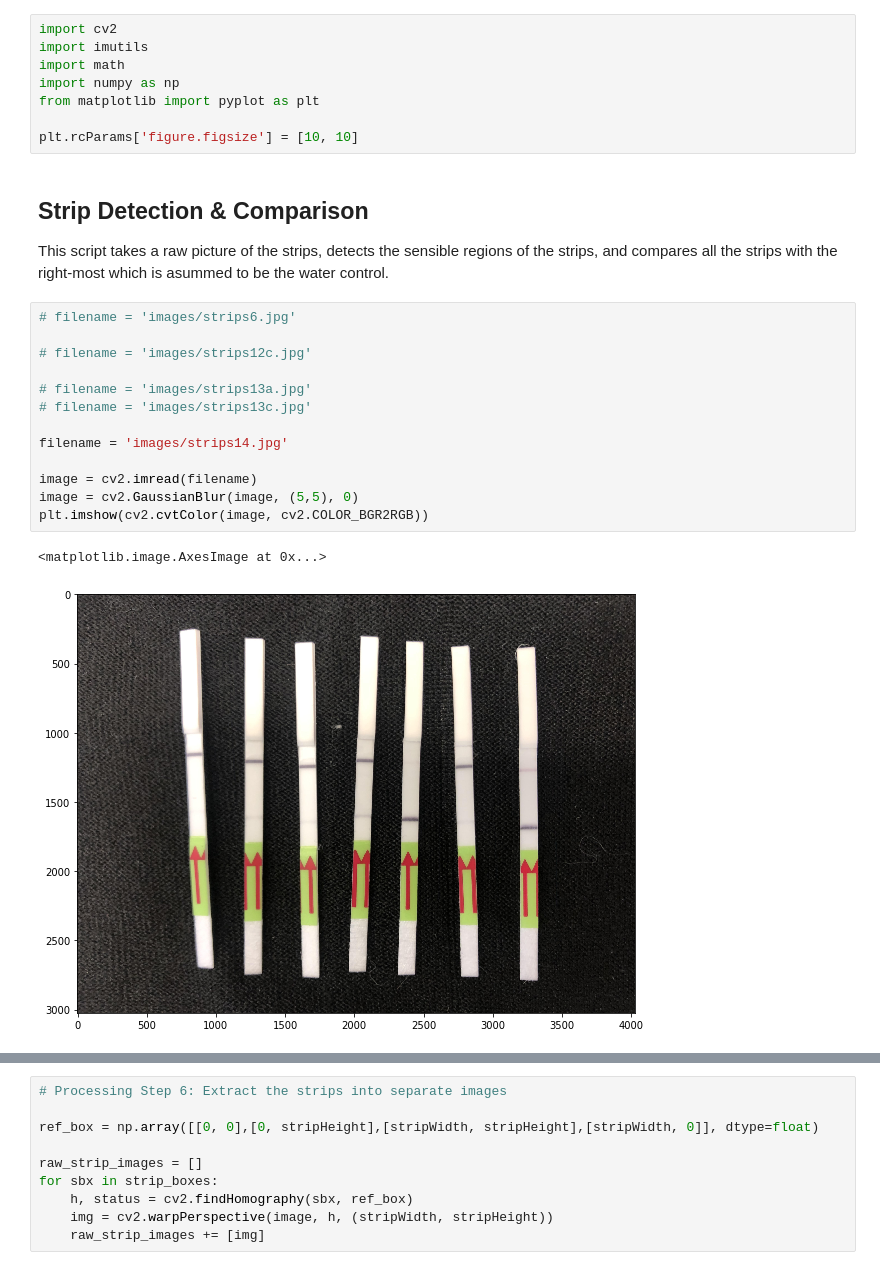
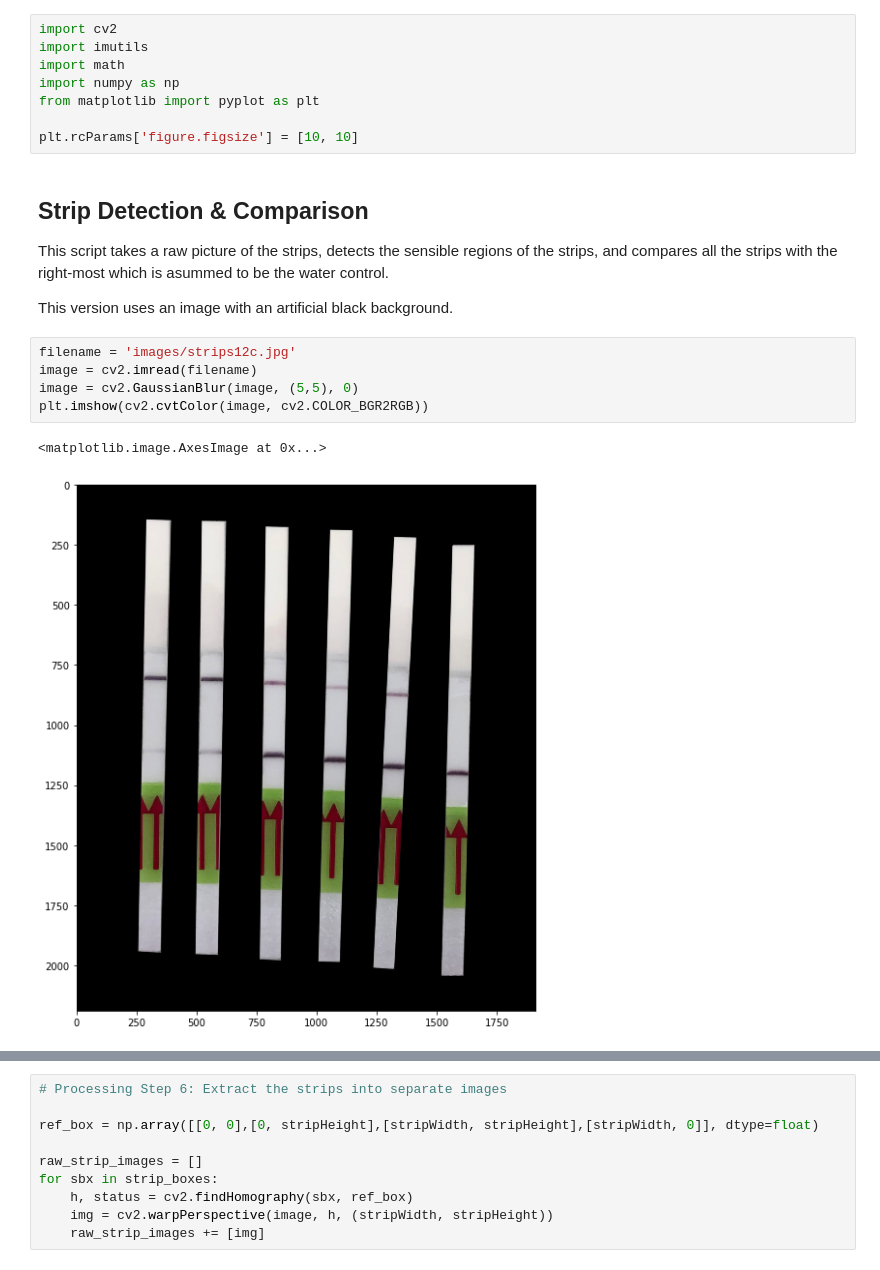
Before and after one commit to broadinstitute/HandLens-1.0.0, a Jupyter notebook: notebooks/Strip Detection and Comparison v2.ipynb, the cells around one changed output, grey strips where cells are left out. Cells and saved outputs as stored; diff of their text form.

```diff
--- a/notebooks/Strip Detection and Comparison v2.ipynb
+++ b/notebooks/Strip Detection and Comparison v2.ipynb
@@ -10,22 +10,16 @@ plt.rcParams['figure.figsize'] = [10, 10]
 ## Strip Detection & Comparison
 
 This script takes a raw picture of the strips, detects the sensible regions of the strips, and compares all the strips with the right-most which is asummed to be the water control.
+
+This version uses an image with an artificial black background.
 # %%
-# filename = 'images/strips6.jpg'
-
-# filename = 'images/strips12c.jpg'
-
-# filename = 'images/strips13a.jpg'
-# filename = 'images/strips13c.jpg'
-
-filename = 'images/strips14.jpg'
-
+filename = 'images/strips12c.jpg'
 image = cv2.imread(filename)
 image = cv2.GaussianBlur(image, (5,5), 0)
 plt.imshow(cv2.cvtColor(image, cv2.COLOR_BGR2RGB))
 # %% [output]
 <matplotlib.image.AxesImage at 0x...>
-[figure, old version]
+[figure, new version]
 # %%
 # Parameters - All of these should normalized as a function of the image resolution and
 # expected size of the strips
```
Also changed, not shown: parts of 12 cells of this notebook.
